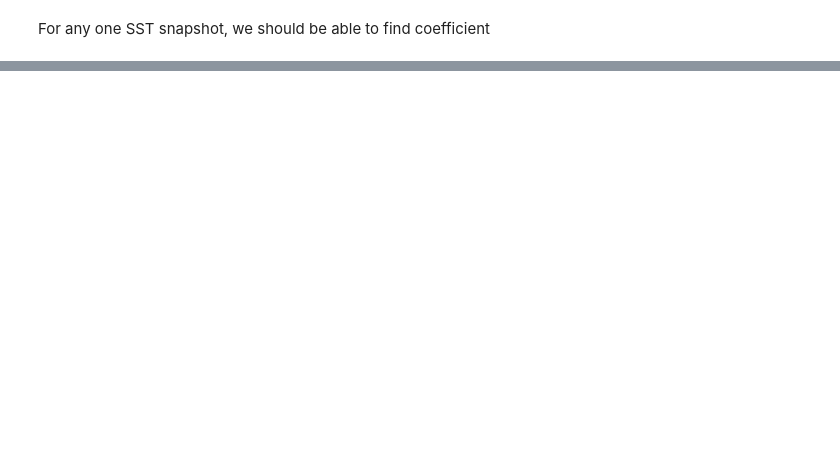
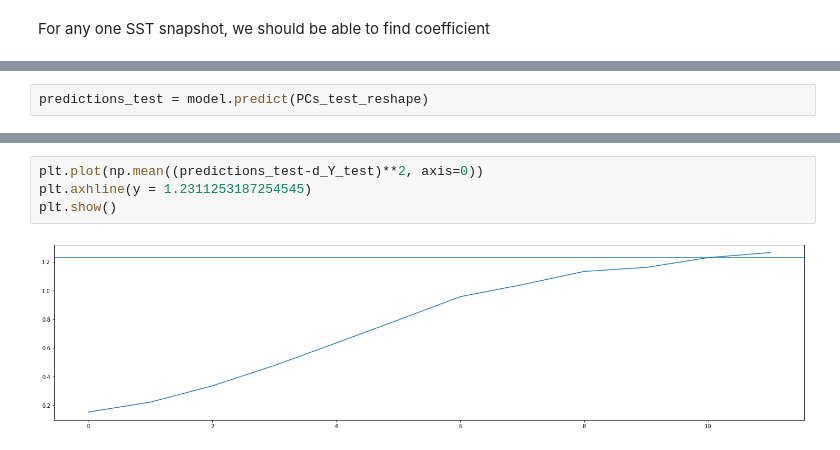
Before and after one commit to oceanhackweek/ohw22-proj-ENSO_Prediction, a Jupyter notebook: contributors/EOFs-LSTM.ipynb, the cells around one changed output, grey strips where cells are left out. Drawn from its saved outputs; the diff is of its cells as text; blank space fills up the shorter version.

```diff
--- a/contributors/EOFs-LSTM.ipynb
+++ b/contributors/EOFs-LSTM.ipynb
@@ -213,0 +325,2 @@ plt.plot(PCs[0,:13])
+# %%
+predictions_test = model.predict(PCs_test_reshape)
@@ -213,0 +329,6 @@ plt.plot(PCs[0,:13])
+# %%
+plt.plot(np.mean((predictions_test-d_Y_test)**2, axis=0))
+plt.axhline(y = 1.2311253187254545)
+plt.show()
+# %% [output]
+[figure, added]
```
Also changed, not shown: parts of 29 cells of this notebook.
